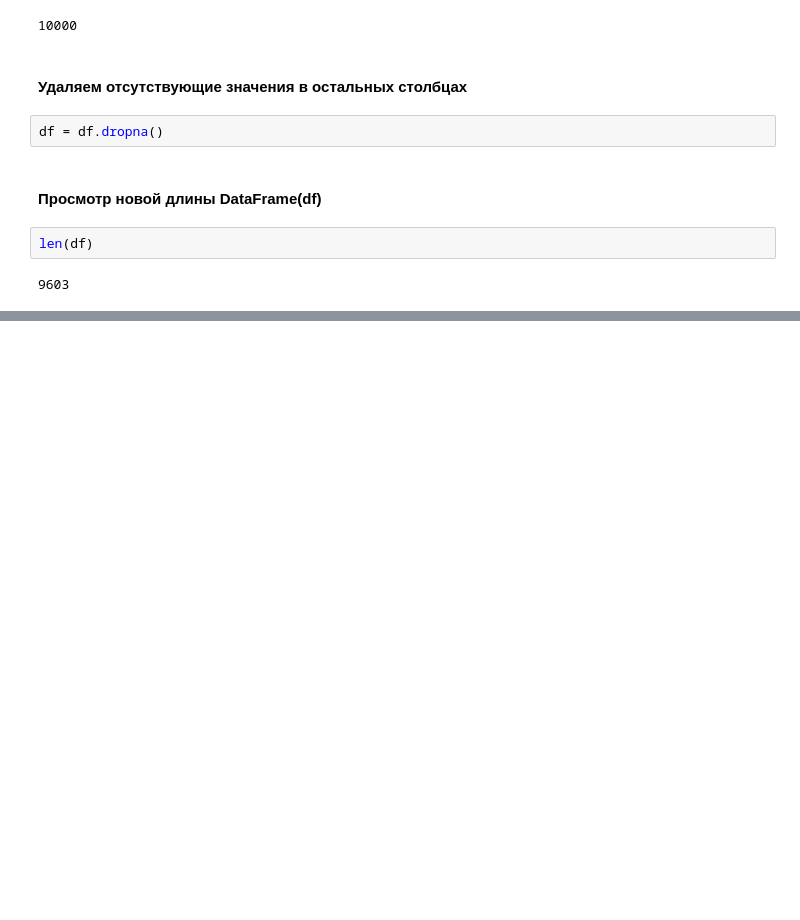
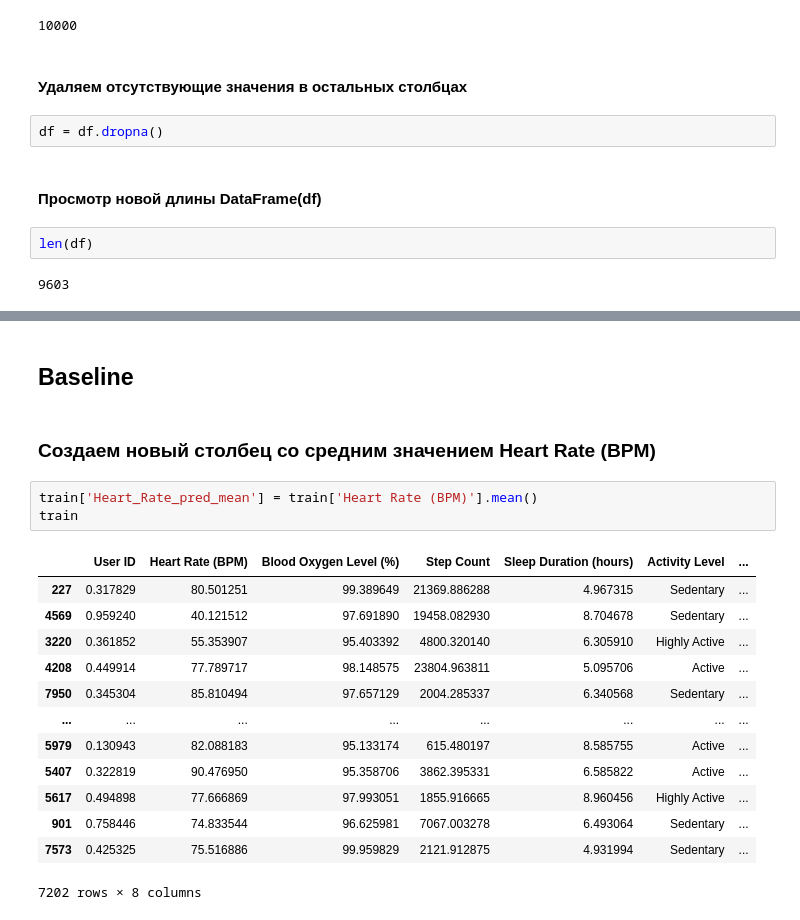
Before and after one commit to AndryushkaKolesnikov/SmartHealth-Watch-Analytics, a Jupyter notebook: smartwatch_human.ipynb, the cells around one changed output, grey strips where cells are left out. Saved outputs shown, nothing was run; the diff lists cells and outputs as text; blank space fills up the shorter version.

```diff
--- a/smartwatch_human.ipynb
+++ b/smartwatch_human.ipynb
@@ -260,0 +337,21 @@ len(df)
+# %% [markdown]
+## Baseline
+# %% [markdown]
+### Создаем новый столбец со средним значением Heart Rate (BPM)
+# %%
+train['Heart_Rate_pred_mean'] = train['Heart Rate (BPM)'].mean()
+train
+# %% [output]
+|  | User ID | Heart Rate (BPM) | Blood Oxygen Level (%) | Step Count | Sleep Duration (hours) | Activity Level | ... |
+| 227 | 0.317829 | 80.501251 | 99.389649 | 21369.886288 | 4.967315 | Sedentary | ... |
+| 4569 | 0.959240 | 40.121512 | 97.691890 | 19458.082930 | 8.704678 | Sedentary | ... |
+| 3220 | 0.361852 | 55.353907 | 95.403392 | 4800.320140 | 6.305910 | Highly Active | ... |
+| 4208 | 0.449914 | 77.789717 | 98.148575 | 23804.963811 | 5.095706 | Active | ... |
+| 7950 | 0.345304 | 85.810494 | 97.657129 | 2004.285337 | 6.340568 | Sedentary | ... |
+| ... | ... | ... | ... | ... | ... | ... | ... |
+| 5979 | 0.130943 | 82.088183 | 95.133174 | 615.480197 | 8.585755 | Active | ... |
+| 5407 | 0.322819 | 90.476950 | 95.358706 | 3862.395331 | 6.585822 | Active | ... |
+| 5617 | 0.494898 | 77.666869 | 97.993051 | 1855.916665 | 8.960456 | Highly Active | ... |
+| 901 | 0.758446 | 74.833544 | 96.625981 | 7067.003278 | 6.493064 | Sedentary | ... |
+| 7573 | 0.425325 | 75.516886 | 99.959829 | 2121.912875 | 4.931994 | Sedentary | ... |
+7202 rows × 8 columns
```
Also changed, not shown: parts of 37 cells of this notebook.
